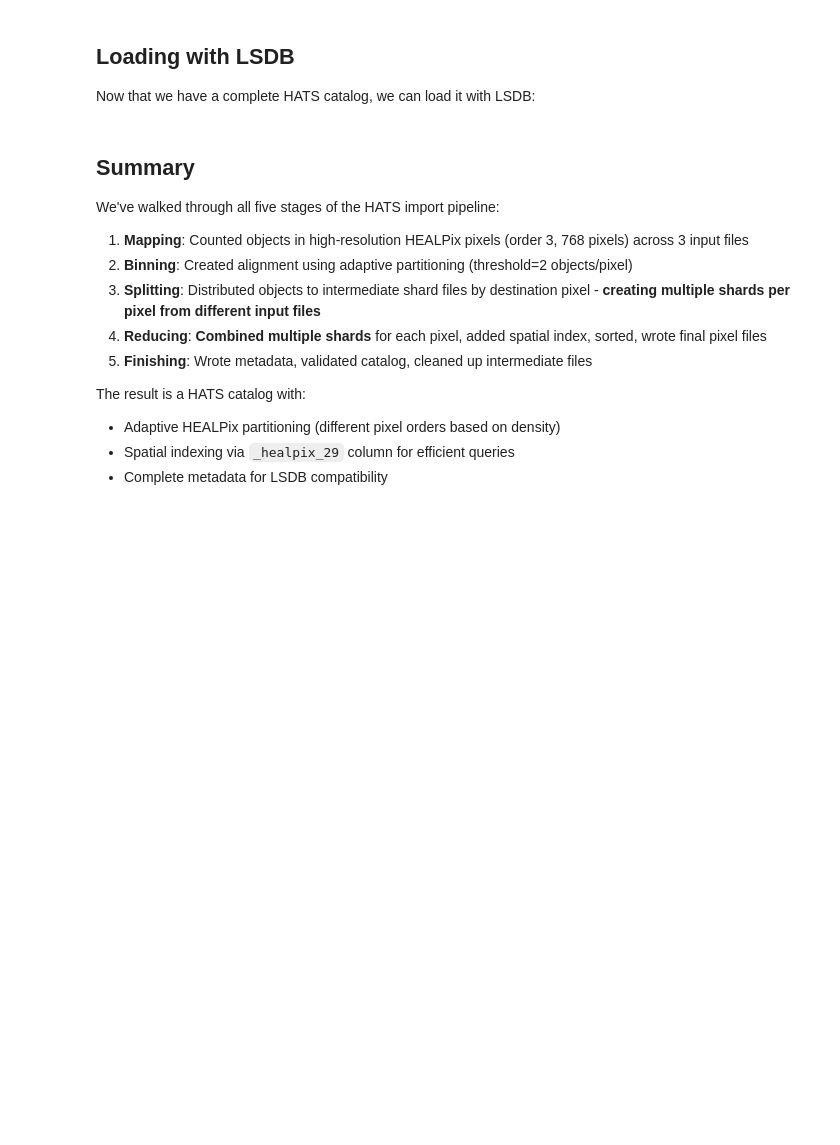
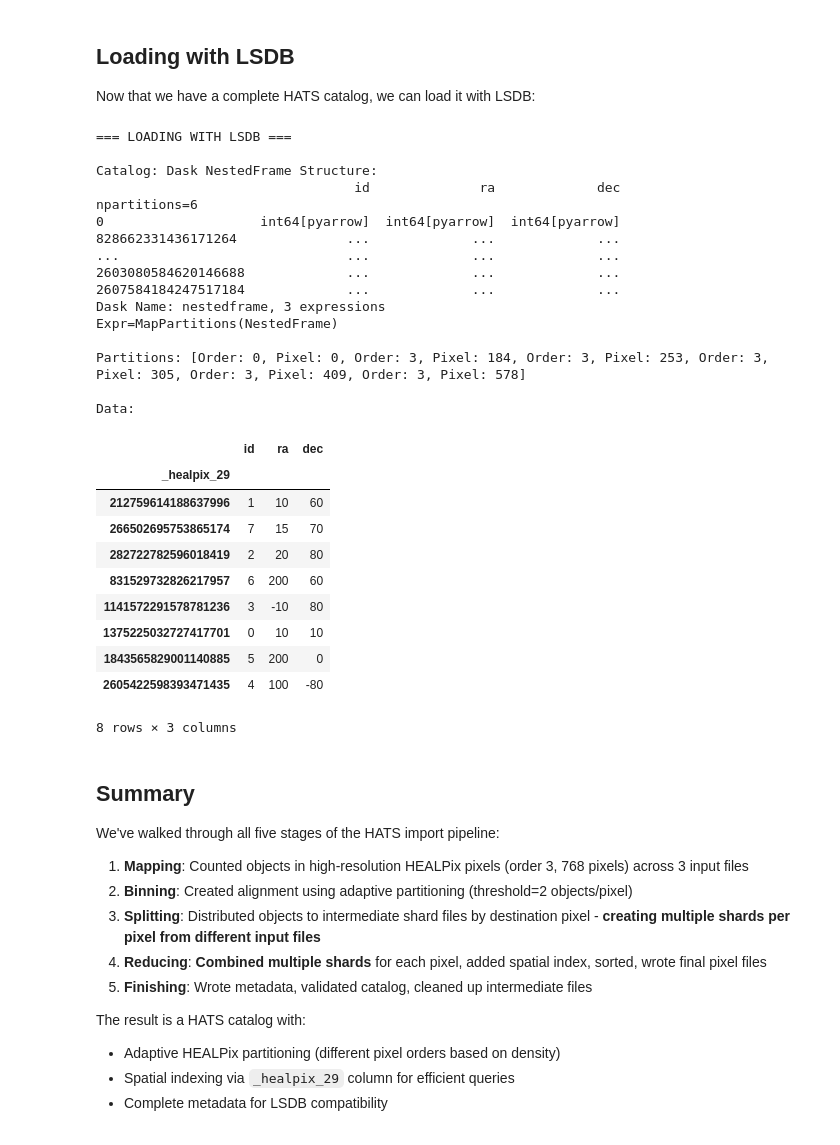
Before and after one commit to astronomy-commons/hats-import, a Jupyter notebook: docs/pre_executed/pipeline_stages.ipynb, the cells around one changed output. Cells and saved outputs as stored; diff of their text form; code cells hidden in the pictures; blank space fills up the shorter version.

Commit message:
Reformat "Loading with LSDB" section

```diff
--- a/docs/pre_executed/pipeline_stages.ipynb
+++ b/docs/pre_executed/pipeline_stages.ipynb
@@ -585,19 +792,47 @@ Now that we have a complete HATS catalog, we can load it with LSDB:
 # %%
 import lsdb
 
 print("=== LOADING WITH LSDB ===")
 print()
 
 # Load the catalog
 catalog = lsdb.read_hats(output_path)
+computed_df = catalog.compute(progress_bar=False)
 
 print(f"Catalog: {catalog}")
-print()
-print(f"Total rows: {len(catalog.compute())}")
+print("")
 print(f"Partitions: {catalog.get_healpix_pixels()}")
-print()
+print("")
 print("Data:")
-print(catalog.compute())
+computed_df
+# %% [output]
+=== LOADING WITH LSDB ===
+
+Catalog: Dask NestedFrame Structure:
+                                 id              ra             dec
+npartitions=6
+0                    int64[pyarrow]  int64[pyarrow]  int64[pyarrow]
+828662331436171264              ...             ...             ...
+...                             ...             ...             ...
+2603080584620146688             ...             ...             ...
+2607584184247517184             ...             ...             ...
+Dask Name: nestedframe, 3 expressions
+Expr=MapPartitions(NestedFrame)
+
+Partitions: [Order: 0, Pixel: 0, Order: 3, Pixel: 184, Order: 3, Pixel: 253, Order: 3, Pixel: 305, Order: 3, Pixel: 409, Order: 3, Pixel: 578]
+
+Data:
+|  | id | ra | dec |
+| _healpix_29 |  |  |  |
+| 212759614188637996 | 1 | 10 | 60 |
+| 266502695753865174 | 7 | 15 | 70 |
+| 282722782596018419 | 2 | 20 | 80 |
+| 831529732826217957 | 6 | 200 | 60 |
+| 1141572291578781236 | 3 | -10 | 80 |
+| 1375225032727417701 | 0 | 10 | 10 |
+| 1843565829001140885 | 5 | 200 | 0 |
+| 2605422598393471435 | 4 | 100 | -80 |
+8 rows × 3 columns
 # %% [markdown]
 ## Summary
 
```
Also changed, not shown: parts of 14 cells of this notebook.
